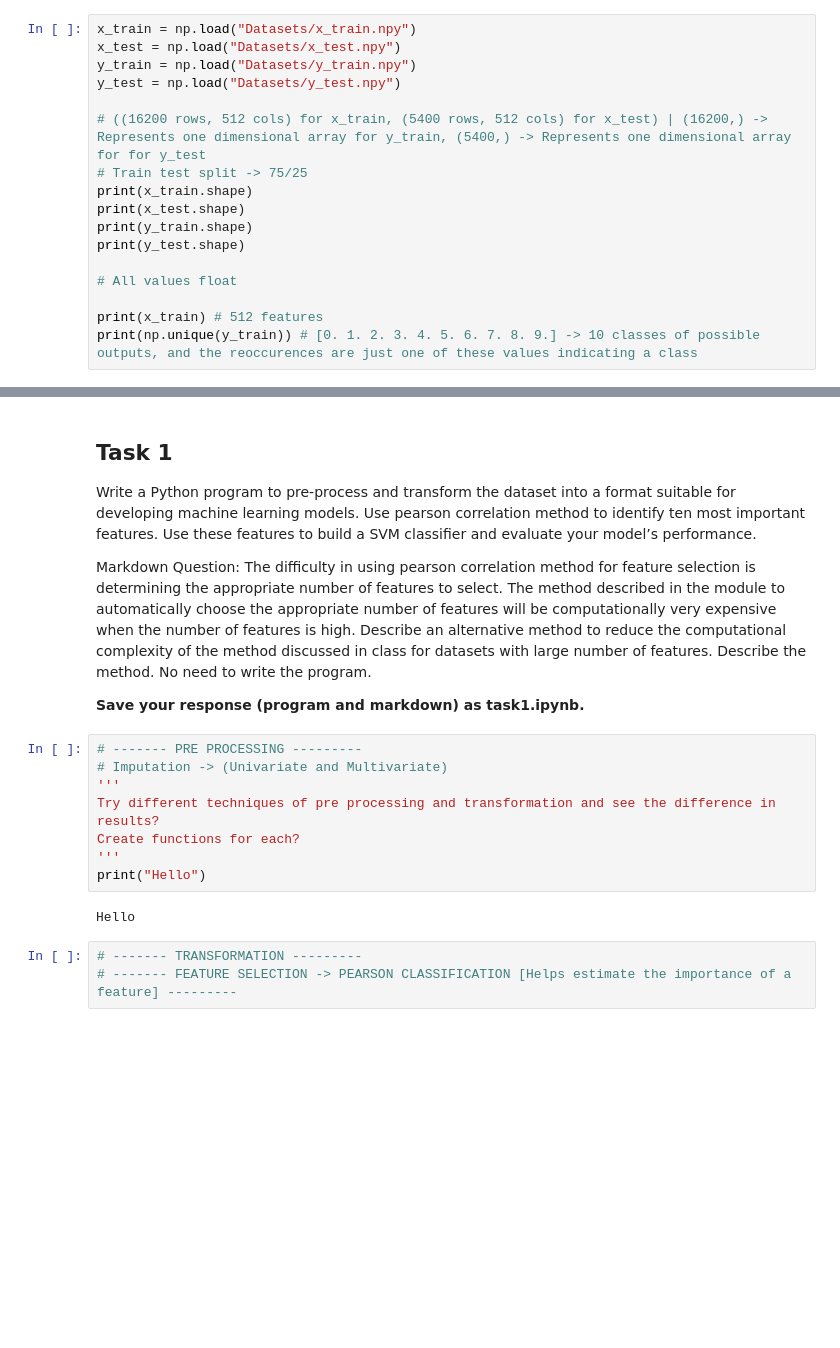
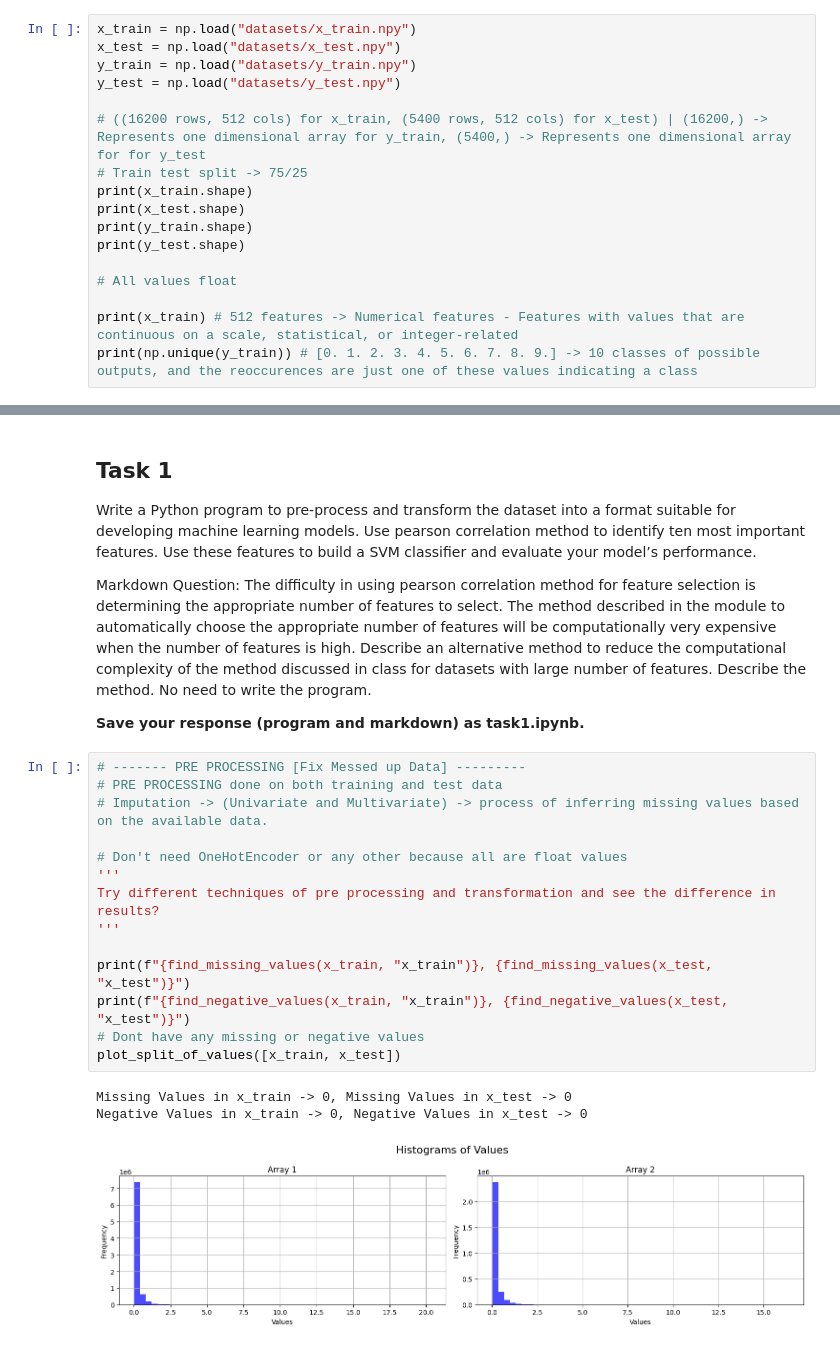
Before and after one commit to aym183/Satellite-Image-Classification, a Jupyter notebook: task1.ipynb, the cells around one changed output, grey strips where cells are left out. Saved outputs shown, nothing was run; the diff lists cells and outputs as text; blank space fills up the shorter version.

Commit message:
Added pre-processing, normalisation, and SVC

```diff
--- a/task1.ipynb
+++ b/task1.ipynb
@@ -52,8 +55,8 @@ import matplotlib.pyplot as plt
 # %%
-x_train = np.load("Datasets/x_train.npy")
-x_test = np.load("Datasets/x_test.npy")
-y_train = np.load("Datasets/y_train.npy")
-y_test = np.load("Datasets/y_test.npy")
+x_train = np.load("datasets/x_train.npy")
+x_test = np.load("datasets/x_test.npy")
+y_train = np.load("datasets/y_train.npy")
+y_test = np.load("datasets/y_test.npy")
 
 # ((16200 rows, 512 cols) for x_train, (5400 rows, 512 cols) for x_test) | (16200,) -> Represents one dimensional array for y_train, (5400,) -> Represents one dimensional array for for y_test
 # Train test split -> 75/25
@@ -64,7 +67,7 @@ print(y_test.shape)
 
 # All values float
 
-print(x_train) # 512 features
+print(x_train) # 512 features -> Numerical features - Features with values that are continuous on a scale, statistical, or integer-related
 print(np.unique(y_train)) # [0. 1. 2. 3. 4. 5. 6. 7. 8. 9.] -> 10 classes of possible outputs, and the reoccurences are just one of these values indicating a class
 # %% [output]
 (16200, 512)
@@ -87,16 +90,21 @@ Write a Python program to pre-process and transform the dataset into a format su
 Markdown Question: The difficulty in using pearson correlation method for feature selection is determining the appropriate number of features to select. The method described in the module to automatically choose the appropriate number of features will be computationally very expensive when the number of features is high. Describe an alternative method to reduce the computational complexity of the method discussed in class for datasets with large number of features. Describe the method. No need to write the program.
 
 <span style="font-weight:bold;">Save your response (program and markdown) as task1.ipynb.</span>
-# %%
-# ------- PRE PROCESSING ---------
-# Imputation -> (Univariate and Multivariate)
-'''
-Try different techniques of pre processing and transformation and see the difference in results?
-Create functions for each?
-'''
-print("Hello")
-# %% [output]
-Hello
-# %%
-# ------- TRANSFORMATION ---------
-# ------- FEATURE SELECTION -> PEARSON CLASSIFICATION [Helps estimate the importance of a feature] ---------
+# %%
+# ------- PRE PROCESSING [Fix Messed up Data] ---------
+# PRE PROCESSING done on both training and test data
+# Imputation -> (Univariate and Multivariate) -> process of inferring missing values based on the available data.
+
+# Don't need OneHotEncoder or any other because all are float values
+'''
+Try different techniques of pre processing and transformation and see the difference in results?
+'''
+
+print(f"{find_missing_values(x_train, "x_train")}, {find_missing_values(x_test, "x_test")}")
+print(f"{find_negative_values(x_train, "x_train")}, {find_negative_values(x_test, "x_test")}")
+# Dont have any missing or negative values
+plot_split_of_values([x_train, x_test])
+# %% [output]
+Missing Values in x_train -> 0, Missing Values in x_test -> 0
+Negative Values in x_train -> 0, Negative Values in x_test -> 0
+[figure, added]
```
Also changed, not shown: parts of 5 cells of this notebook, 5 other files.
